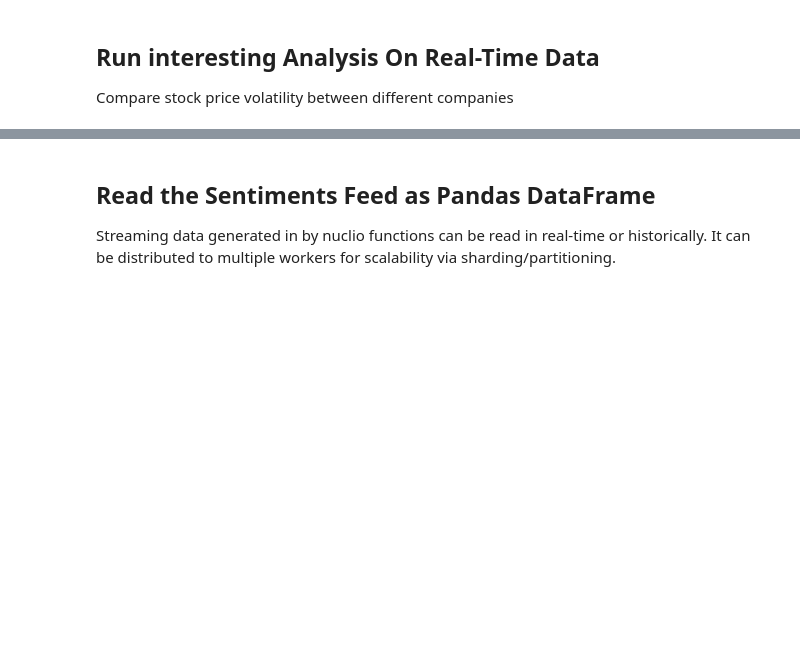
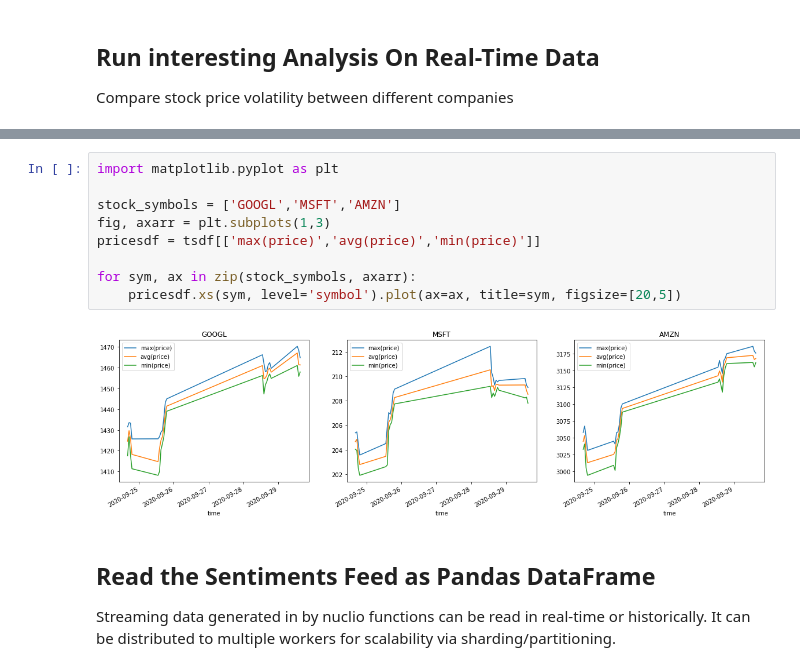
Before and after one commit to mlrun/demo-stocks, a Jupyter notebook: code/05-explore.ipynb, the cells around one changed output, grey strips where cells are left out. Saved outputs shown, nothing was run; the diff lists cells and outputs as text; blank space fills up the shorter version.

Commit message:
Updated exploration notebook with new graphics

```diff
--- a/code/05-explore.ipynb
+++ b/code/05-explore.ipynb
@@ -148,3 +148,14 @@ for sym, ax in zip(stock_symbols, axarr):
+# %%
+import matplotlib.pyplot as plt
+
+stock_symbols = ['GOOGL','MSFT','AMZN']
+fig, axarr = plt.subplots(1,3)
+pricesdf = tsdf[['max(price)','avg(price)','min(price)']]
+
+for sym, ax in zip(stock_symbols, axarr):
+    pricesdf.xs(sym, level='symbol').plot(ax=ax, title=sym, figsize=[20,5])
+# %% [output]
+[figure, added]
 # %% [markdown]
 ## Read the Sentiments Feed as Pandas DataFrame
 Streaming data generated in by nuclio functions can be read in real-time or historically. It can be distributed to multiple workers for scalability via sharding/partitioning.
```
Also changed, not shown: parts of 7 cells of this notebook.
